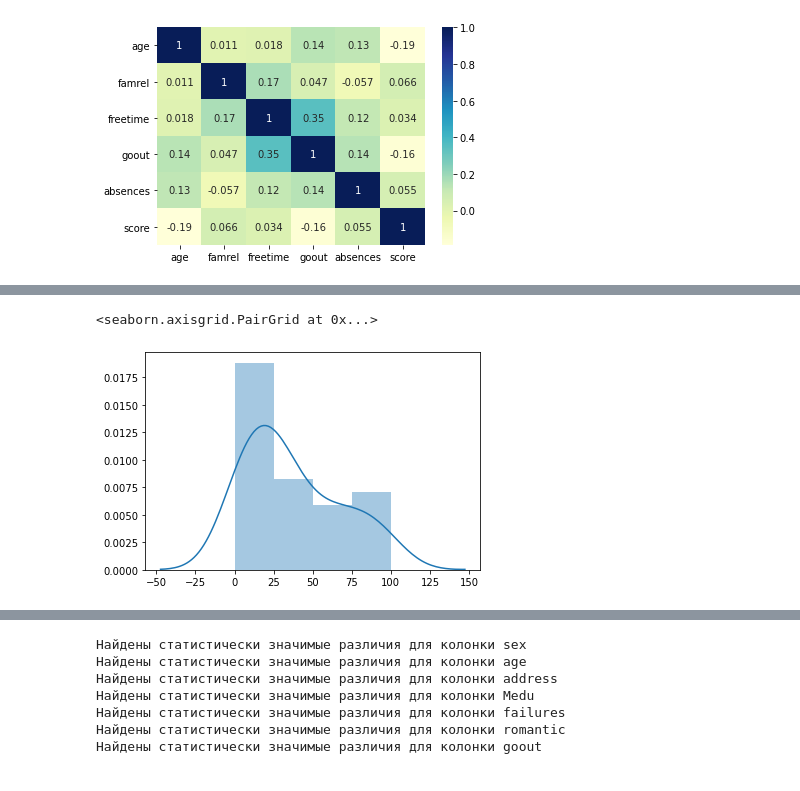
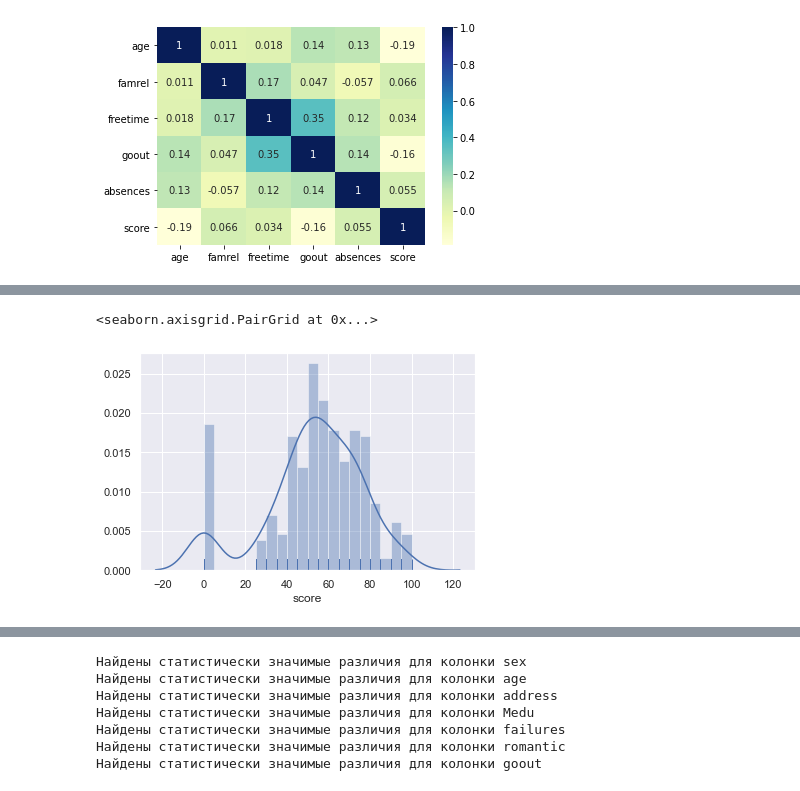
Before and after one commit to BlackGarri/GRepository, a Jupyter notebook: module_2/stud_math.ipynb, the cells around one changed output, grey strips where cells are left out. Drawn from its saved outputs; the diff is of its cells as text; code cells hidden in the pictures.

```diff
--- a/module_2/stud_math.ipynb
+++ b/module_2/stud_math.ipynb
@@ -145,6 +145,7 @@ for col in sdf.columns:
     df_vis = pd.DataFrame(sdf[col].value_counts())
     fig = plt.figure()
     axes = fig.add_axes([0, 0, 0.8, 1])
+    axes.grid()
     axes.bar(x = df_vis.index, height = df_vis[col],
                 width = 0.5, align = 'center')
     plt.title(col)
@@ -309,7 +311,7 @@ for col in sdf.columns:
 # исключение выбросов из признака 'absences'
 # исключение выбросов для признака 'age' не осуществляем, возрастные данные свыше 20 вполне могут быть не выбросами
 
-_, IQR, _low, _high, _, _ = get_data(sdf.absences)
+_, _, _low, _high, _, _ = get_data(sdf.absences)
 sdf = sdf.loc[sdf.absences.between(_low, _high)]
 # %%
 sdf.score.hist()
@@ -379,0 +376,10 @@ Name: score, dtype: float64
+# %%
+_val = pd.DataFrame(sdf.score.value_counts())
+
+_val.index = _val.index.astype('int')
+
+fig = plt.figure()
+axes = fig.add_axes([0, 0, 1, 1])
+axes.grid()
+axes.bar(x=_val.index, height=_val.score, width=1,
+         align='center')
@@ -380,12 +389,13 @@ Name: score, dtype: float64
 # %%
-_val = pd.DataFrame(sdf.score.value_counts())
 _val.reset_index(inplace=True)
 _val.columns = ['score', 'count']
 _val.sort_values(by='score')
 
-sns.distplot(_val)
+sns.set()
+sns.distplot(sdf.score, bins=20, rug=True)
+
 sns.jointplot(x='score', y='count', data=_val)
 sns.pairplot(sdf[['age', 'absences', 'score']])
 # %% [output]
 <seaborn.axisgrid.PairGrid at 0x...>
-[figure, old version]
+[figure, new version]
```
Also changed, not shown: parts of 9 cells of this notebook.
